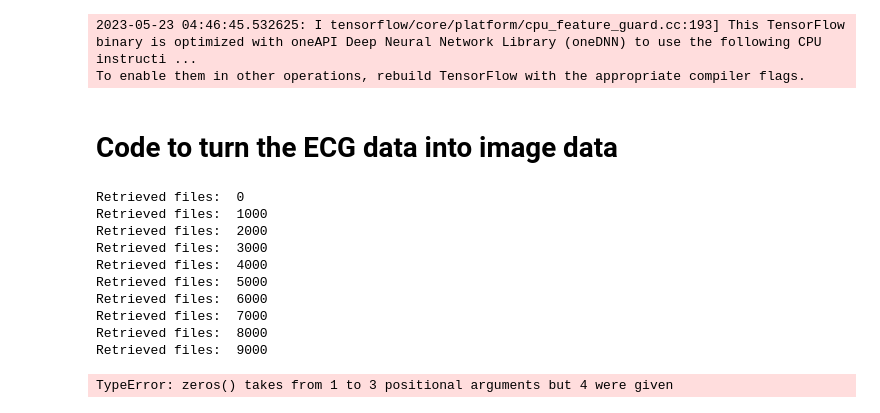
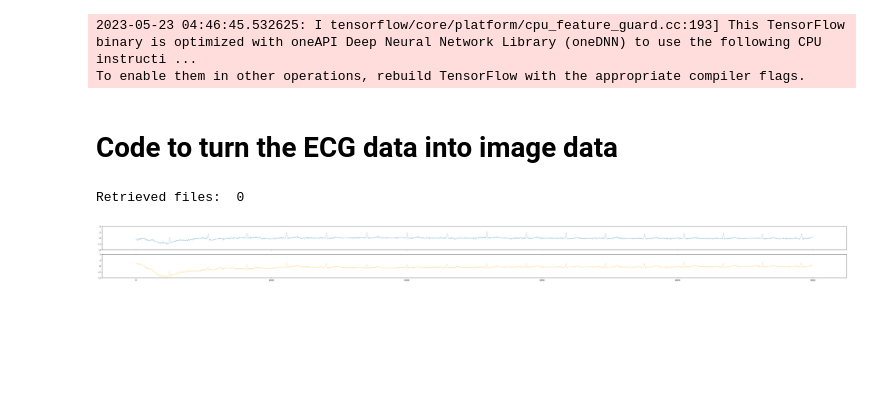
Before and after one commit to ladybuglady/CSE482-XAI, a Jupyter notebook: image_data_processing/image_data_processing.ipynb, the cells around one changed output. Saved outputs shown, nothing was run; the diff lists cells and outputs as text; code cells hidden in the pictures; blank space fills up the shorter version.

Commit message:
ecg to image script done

```diff
--- a/image_data_processing/image_data_processing.ipynb
+++ b/image_data_processing/image_data_processing.ipynb
@@ -34,51 +50,47 @@ def make_images(ecgs, dest):###
 # %%
+size = 500 # do 300,000
+
+def get_ecgs(ecg_filenames):
+    X = np.zeros((size, 2, 5000))
+    counter = 0
+    or file in ecg_filenames:
+        if counter %1000 == 0:
+            print("Retrieved files: ", counter)
+        patient_X = np.empty((2, 5000))
+
+        try:
+            jsonFile = open(afib_path + file, 'r')
+        except:
+            jsonFile = open(control_path + file, 'r')
+
+        fileContents = json.load(jsonFile)
+
+        # digging into the dictionaries to get lead data
+        lead_1_samples = fileContents['samples']
+        lead_2_samples = fileContents['extraLeads'][0]['samples']
+
+        # Crop the data to 5000 data points.
+        patient_X[0,:] = lead_1_samples[0:5000]
+        patient_X[1,:] = lead_2_samples[0:5000]
+
+        X[counter] = patient_X
+        counter += 1
+        jsonFile.close()
+
 afib_path =  '../../../../../../../local1/CSE_XAI/study60_recordings_json/'
 control_path = '../../../../../../../local1/CSE_XAI/control_small/'
 
 refs = pd.read_csv("../Copy of study60_patient_recordings.csv")
 sr_episodes = refs[refs["determination"]=="Sinus Rhythm"]["recording_public_id"]
 
-afib_recordings = random.sample(list(sr_episodes), 10000)
+afib_recordings = random.sample(list(sr_episodes), size)
 afib_recordings = np.array(list(map(lambda s: s+"_raw.json", afib_recordings)))
 afib_ecgs =  np.asarray(os.listdir(afib_path))
 afib_ecgs = afib_ecgs[npi.indices(afib_ecgs, afib_recordings)]
 
-X = np.zeros((10000, 2, 5000))
-counter = 0
-for file in afib_ecgs:
-    if counter %1000 == 0:
-        print("Retrieved files: ", counter)
-    patient_X = np.empty((2, 5000))
 
-    try:
-        jsonFile = open(afib_path + file, 'r')
-    except:
-        jsonFile = open(control_path + file, 'r')
 
-    fileContents = json.load(jsonFile)
-
-    # digging into the dictionaries to get lead data
-    lead_1_samples = fileContents['samples']
-    lead_2_samples = fileContents['extraLeads'][0]['samples']
-
-    # Crop the data to 5000 data points.
-    patient_X[0,:] = lead_1_samples[0:5000]
-    patient_X[1,:] = lead_2_samples[0:5000]
-
-    X[counter] = patient_X
-    counter += 1
-    jsonFile.close()
-
-make_images(X, "meow")
+make_plot_images(X, "/../../../../../local1/afib_ecgs_as_plots/")
 # %% [output]
 Retrieved files:  0
-Retrieved files:  1000
-Retrieved files:  2000
-Retrieved files:  3000
-Retrieved files:  4000
-Retrieved files:  5000
-Retrieved files:  6000
-Retrieved files:  7000
-Retrieved files:  8000
-Retrieved files:  9000
-TypeError: zeros() takes from 1 to 3 positional arguments but 4 were given
+[figure, added]
```
Also changed, not shown: parts of 2 cells of this notebook, 7 other files.
